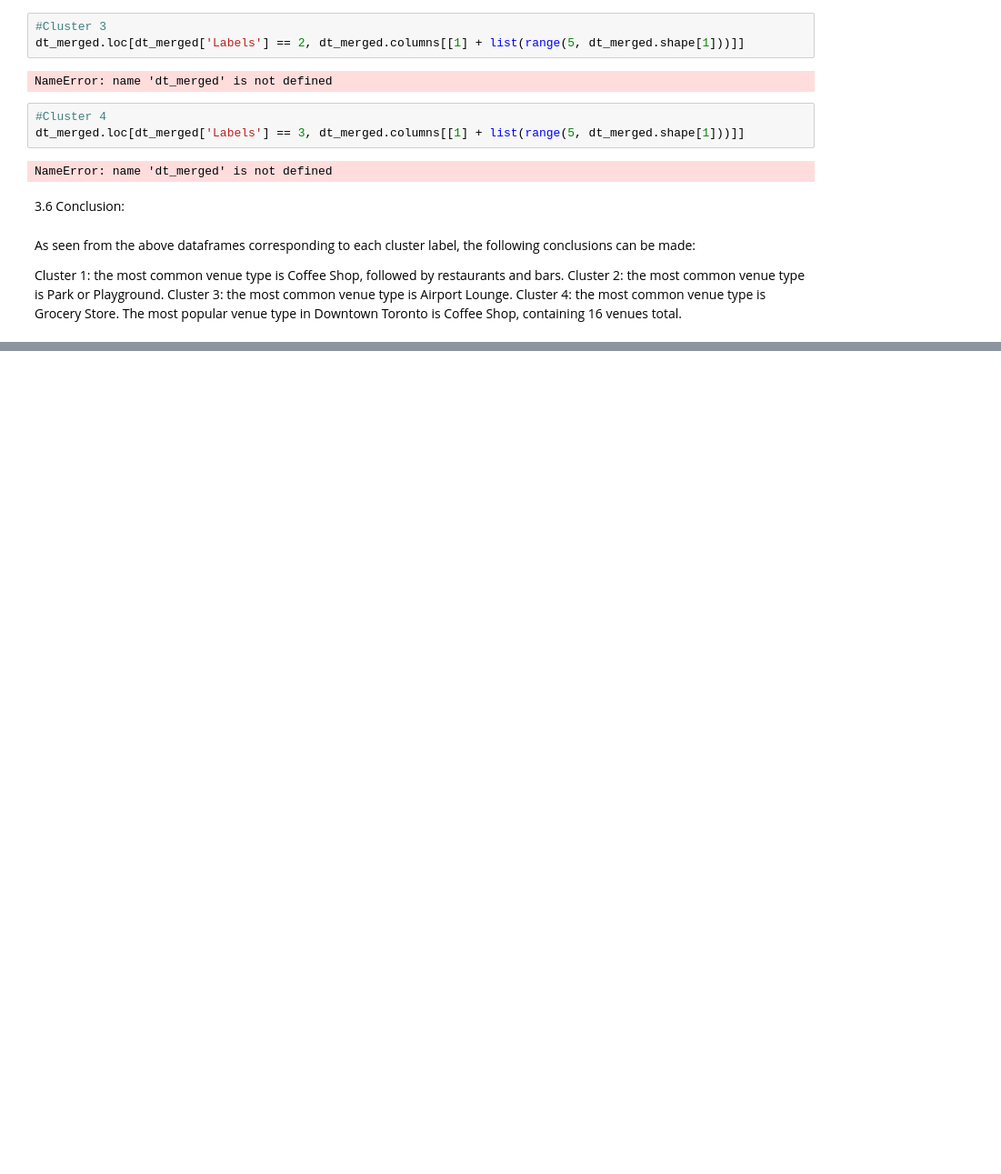
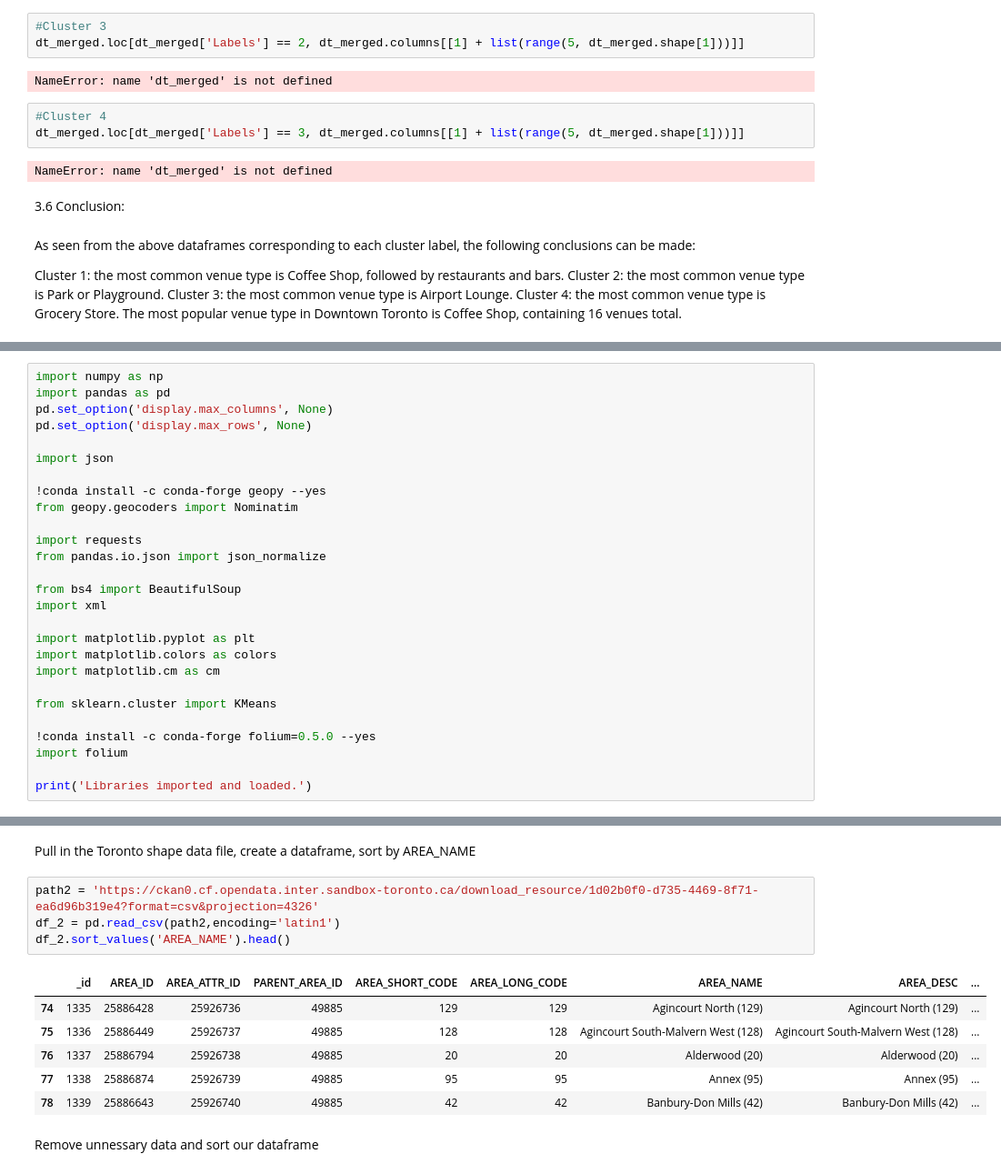
Before and after one commit to Dhananjay-Vyavahare/Coursera_Capstone_Project, a Jupyter notebook: The Battle of Neighborhood - F.ipynb, the cells around one changed output, grey strips where cells are left out. Shown at 91% size. Saved outputs shown, nothing was run; the diff lists cells and outputs as text; blank space fills up the shorter version.

```diff
--- a/The Battle of Neighborhood - F.ipynb
+++ b/The Battle of Neighborhood - F.ipynb
@@ -537,0 +566,27 @@ The most popular venue type in Downtown Toronto is Coffee Shop, containing 16 ve
+# %%
+import numpy as np
+import pandas as pd
+pd.set_option('display.max_columns', None)
+pd.set_option('display.max_rows', None)
+
+import json
+
+!conda install -c conda-forge geopy --yes
+from geopy.geocoders import Nominatim
+
+import requests
+from pandas.io.json import json_normalize
+
+from bs4 import BeautifulSoup
+import xml
+
+import matplotlib.pyplot as plt
+import matplotlib.colors as colors
+import matplotlib.cm as cm
+
+from sklearn.cluster import KMeans
+
+!conda install -c conda-forge folium=0.5.0 --yes
+import folium
+
+print('Libraries imported and loaded.')
@@ -537,0 +739,15 @@ The most popular venue type in Downtown Toronto is Coffee Shop, containing 16 ve
+# %% [markdown]
+Pull in the Toronto shape data file, create a dataframe, sort by AREA_NAME
+# %%
+path2 = 'https://ckan0.cf.opendata.inter.sandbox-toronto.ca/download_resource/1d02b0f0-d735-4469-8f71-ea6d96b319e4?format=csv&projection=4326'
+df_2 = pd.read_csv(path2,encoding='latin1')
+df_2.sort_values('AREA_NAME').head()
+# %% [output]
+|  | _id | AREA_ID | AREA_ATTR_ID | PARENT_AREA_ID | AREA_SHORT_CODE | AREA_LONG_CODE | AREA_NAME | AREA_DESC | ... |
+| 74 | 1335 | 25886428 | 25926736 | 49885 | 129 | 129 | Agincourt North (129) | Agincourt North (129) | ... |
+| 75 | 1336 | 25886449 | 25926737 | 49885 | 128 | 128 | Agincourt South-Malvern West (128) | Agincourt South-Malvern West (128) | ... |
+| 76 | 1337 | 25886794 | 25926738 | 49885 | 20 | 20 | Alderwood (20) | Alderwood (20) | ... |
+| 77 | 1338 | 25886874 | 25926739 | 49885 | 95 | 95 | Annex (95) | Annex (95) | ... |
+| 78 | 1339 | 25886643 | 25926740 | 49885 | 42 | 42 | Banbury-Don Mills (42) | Banbury-Don Mills (42) | ... |
+# %% [markdown]
+Remove unnessary data and sort our dataframe
```
Also changed, not shown: parts of 36 cells of this notebook.
